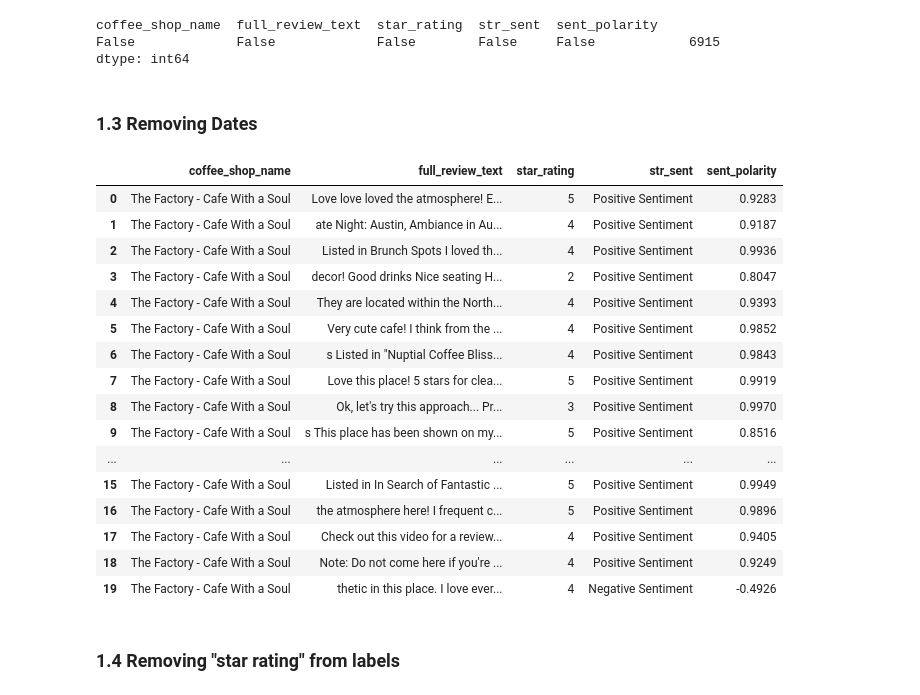
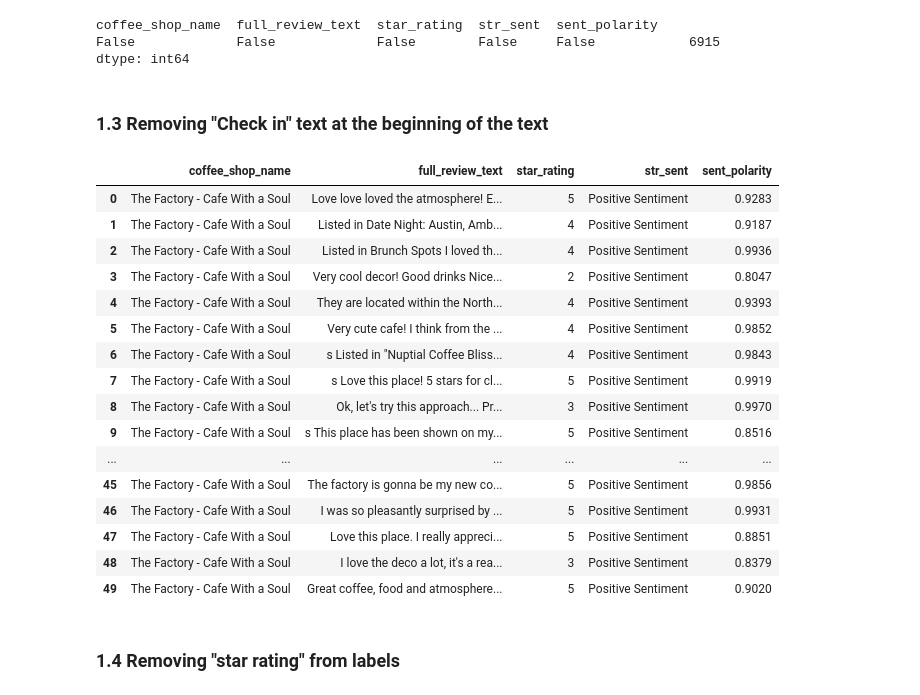
Before and after one commit to Popusa/sentiment-analysis-yelp, a Jupyter notebook: data_preparation.ipynb, the cells around one changed output. Saved outputs shown, nothing was run; the diff lists cells and outputs as text; code cells hidden in the pictures.

```diff
--- a/data_preparation.ipynb
+++ b/data_preparation.ipynb
@@ -72,29 +72,30 @@ coffee_shop_name  full_review_text  star_rating  str_sent  sent_polarity
 False             False             False        False     False            6915
 dtype: int64
 # %% [markdown]
-### 1.3 Removing Dates
+### 1.3 Removing "Check in" text at the beginning of the text
 # %%
-df['full_review_text'] = df['full_review_text'].str[11:]
+df['full_review_text'] = [new_text.replace("check-in","") for new_text in df['full_review_text']]
+df['full_review_text'] = [new_text.lstrip('0123456789.- ') for new_text in df['full_review_text']]
-# %%
-df.head(20)
-# %% [output]
-|  | coffee_shop_name | full_review_text | star_rating | str_sent | sent_polarity |
-| 0 | The Factory - Cafe With a Soul | Love love loved the atmosphere! E... | 5 | Positive Sentiment | 0.9283 |
-| 1 | The Factory - Cafe With a Soul | ate Night: Austin, Ambiance in Au... | 4 | Positive Sentiment | 0.9187 |
-| 2 | The Factory - Cafe With a Soul | Listed in Brunch Spots I loved th... | 4 | Positive Sentiment | 0.9936 |
-| 3 | The Factory - Cafe With a Soul | decor! Good drinks Nice seating H... | 2 | Positive Sentiment | 0.8047 |
-| 4 | The Factory - Cafe With a Soul | They are located within the North... | 4 | Positive Sentiment | 0.9393 |
-| 5 | The Factory - Cafe With a Soul | Very cute cafe! I think from the ... | 4 | Positive Sentiment | 0.9852 |
-| 6 | The Factory - Cafe With a Soul | s Listed in "Nuptial Coffee Bliss... | 4 | Positive Sentiment | 0.9843 |
-| 7 | The Factory - Cafe With a Soul | Love this place! 5 stars for clea... | 5 | Positive Sentiment | 0.9919 |
-| 8 | The Factory - Cafe With a Soul | Ok, let's try this approach... Pr... | 3 | Positive Sentiment | 0.9970 |
-| 9 | The Factory - Cafe With a Soul | s This place has been shown on my... | 5 | Positive Sentiment | 0.8516 |
-| ... | ... | ... | ... | ... | ... |
-| 15 | The Factory - Cafe With a Soul | Listed in In Search of Fantastic ... | 5 | Positive Sentiment | 0.9949 |
-| 16 | The Factory - Cafe With a Soul | the atmosphere here! I frequent c... | 5 | Positive Sentiment | 0.9896 |
-| 17 | The Factory - Cafe With a Soul | Check out this video for a review... | 4 | Positive Sentiment | 0.9405 |
-| 18 | The Factory - Cafe With a Soul | Note: Do not come here if you're ... | 4 | Positive Sentiment | 0.9249 |
-| 19 | The Factory - Cafe With a Soul | thetic in this place. I love ever... | 4 | Negative Sentiment | -0.4926 |
+# %%
+df.head(50)
+# %% [output]
+|  | coffee_shop_name | full_review_text | star_rating | str_sent | sent_polarity |
+| 0 | The Factory - Cafe With a Soul | Love love loved the atmosphere! E... | 5 | Positive Sentiment | 0.9283 |
+| 1 | The Factory - Cafe With a Soul | Listed in Date Night: Austin, Amb... | 4 | Positive Sentiment | 0.9187 |
+| 2 | The Factory - Cafe With a Soul | Listed in Brunch Spots I loved th... | 4 | Positive Sentiment | 0.9936 |
+| 3 | The Factory - Cafe With a Soul | Very cool decor! Good drinks Nice... | 2 | Positive Sentiment | 0.8047 |
+| 4 | The Factory - Cafe With a Soul | They are located within the North... | 4 | Positive Sentiment | 0.9393 |
+| 5 | The Factory - Cafe With a Soul | Very cute cafe! I think from the ... | 4 | Positive Sentiment | 0.9852 |
+| 6 | The Factory - Cafe With a Soul | s Listed in "Nuptial Coffee Bliss... | 4 | Positive Sentiment | 0.9843 |
+| 7 | The Factory - Cafe With a Soul | s Love this place! 5 stars for cl... | 5 | Positive Sentiment | 0.9919 |
+| 8 | The Factory - Cafe With a Soul | Ok, let's try this approach... Pr... | 3 | Positive Sentiment | 0.9970 |
+| 9 | The Factory - Cafe With a Soul | s This place has been shown on my... | 5 | Positive Sentiment | 0.8516 |
+| ... | ... | ... | ... | ... | ... |
+| 45 | The Factory - Cafe With a Soul | The factory is gonna be my new co... | 5 | Positive Sentiment | 0.9856 |
+| 46 | The Factory - Cafe With a Soul | I was so pleasantly surprised by ... | 5 | Positive Sentiment | 0.9931 |
+| 47 | The Factory - Cafe With a Soul | Love this place. I really appreci... | 5 | Positive Sentiment | 0.8851 |
+| 48 | The Factory - Cafe With a Soul | I love the deco a lot, it's a rea... | 3 | Positive Sentiment | 0.8379 |
+| 49 | The Factory - Cafe With a Soul | Great coffee, food and atmosphere... | 5 | Positive Sentiment | 0.9020 |
 # %% [markdown]
 ### 1.4 Removing "star rating" from labels
 # %%
```
Also changed, not shown: parts of 4 cells of this notebook, 1 other file.
